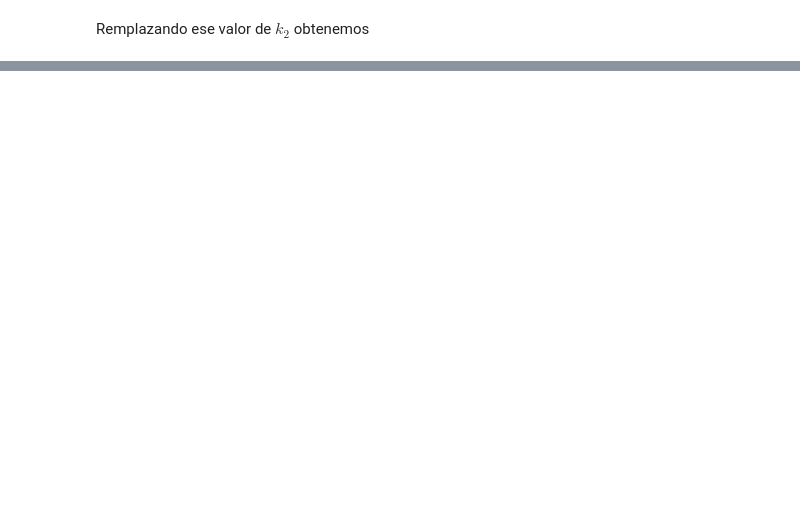
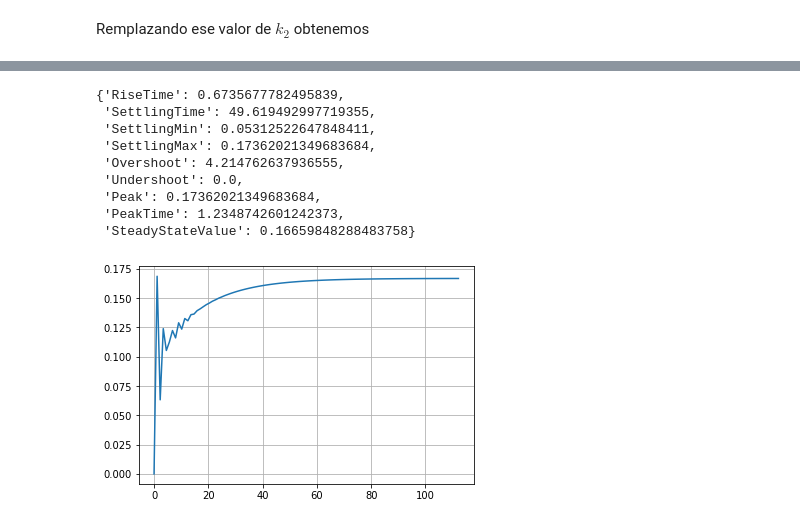
Before and after one commit to bregydoc/controlsystems2020, a Jupyter notebook: exams/PC2.ipynb, the cells around one changed output, grey strips where cells are left out. Saved outputs shown, nothing was run; the diff lists cells and outputs as text; code cells hidden in the pictures; blank space fills up the shorter version.

Commit message:
little change to show more exact numbers in lead compensator auto tune

```diff
--- a/exams/PC2.ipynb
+++ b/exams/PC2.ipynb
@@ -102,0 +272,12 @@ $\displaystyle \operatorname{Poly}{\left( s, s, domain=\mathbb{Z} \right)}$
+# %%
+plant = 1/s/(s**2+2*s+5)
+h = 1.5/(s+2)
+outer = 1/(s+8)
+
+new_plant = plant*outer
+new_h = h/outer
+
+g = ct20.core.symbolic_transfer_function(new_plant)
+hs = ct20.core.symbolic_transfer_function(new_h)
+
+display(g)
@@ -102,0 +288,8 @@ $\displaystyle \operatorname{Poly}{\left( s, s, domain=\mathbb{Z} \right)}$
+# %%
+compensator = ct20.design.lead_compensator_with_root_placing(g*hs, po=8, ts=40,
+                                                             compensator_zero=-0.11,
+                                                             auto_tune=True,
+                                                             tune_range=(-0.1, 0.1),
+                                                             tune_values=100,
+                                                             report=True)
+display(compensator)
@@ -102,0 +315,17 @@ $\displaystyle \operatorname{Poly}{\left( s, s, domain=\mathbb{Z} \right)}$
+# %%
+sys = ct.feedback(compensator*g, hs)
+t, y = ct.step_response(sys)
+plt.plot(t, y)
+plt.grid()
+ct.step_info(sys)
+# %% [output]
+{'RiseTime': 0.6735677782495839,
+ 'SettlingTime': 49.619492997719355,
+ 'SettlingMin': 0.05312522647848411,
+ 'SettlingMax': 0.17362021349683684,
+ 'Overshoot': 4.214762637936555,
+ 'Undershoot': 0.0,
+ 'Peak': 0.17362021349683684,
+ 'PeakTime': 1.2348742601242373,
+ 'SteadyStateValue': 0.16659848288483758}
+[figure, added]
```
Also changed, not shown: parts of 58 cells of this notebook, 5 other files.
